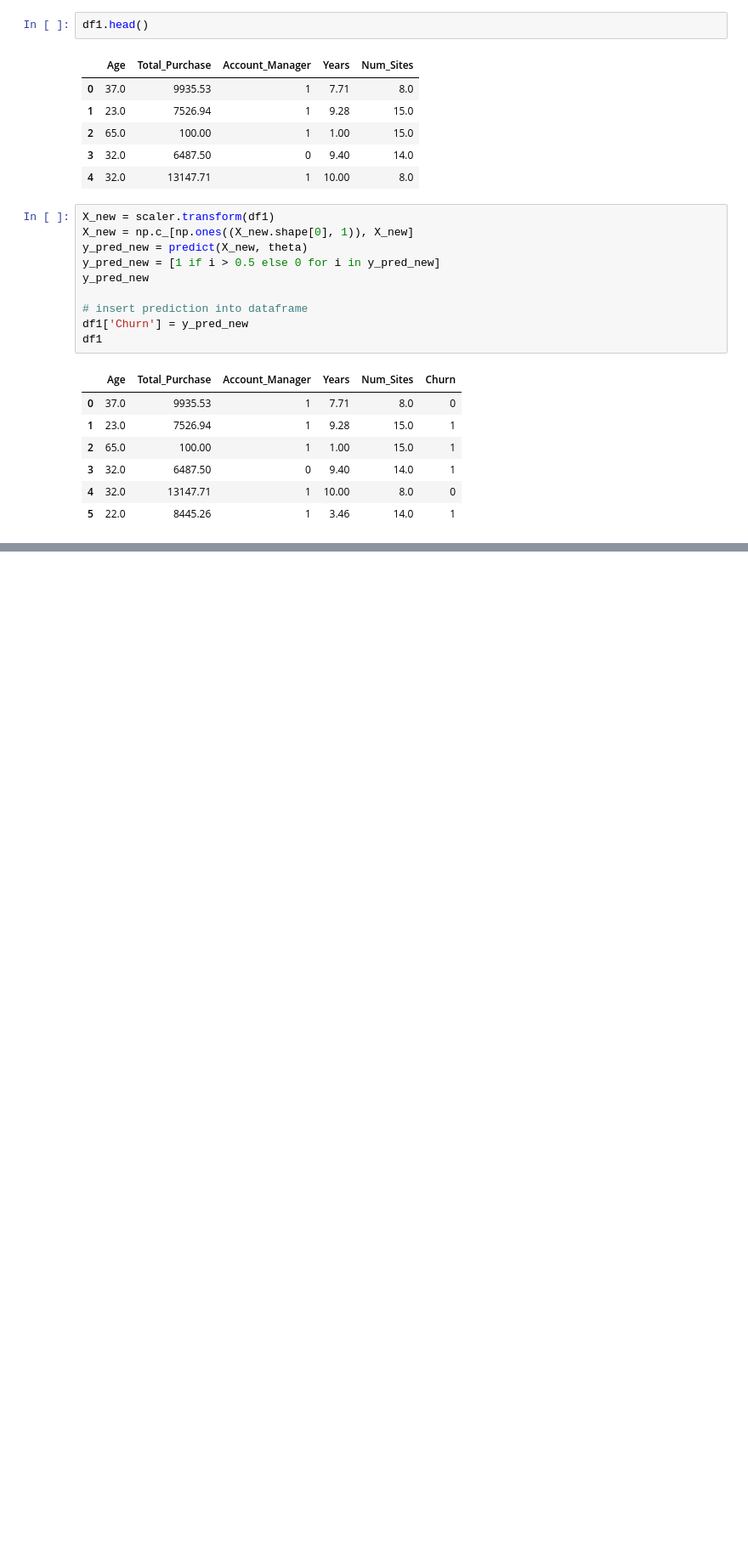
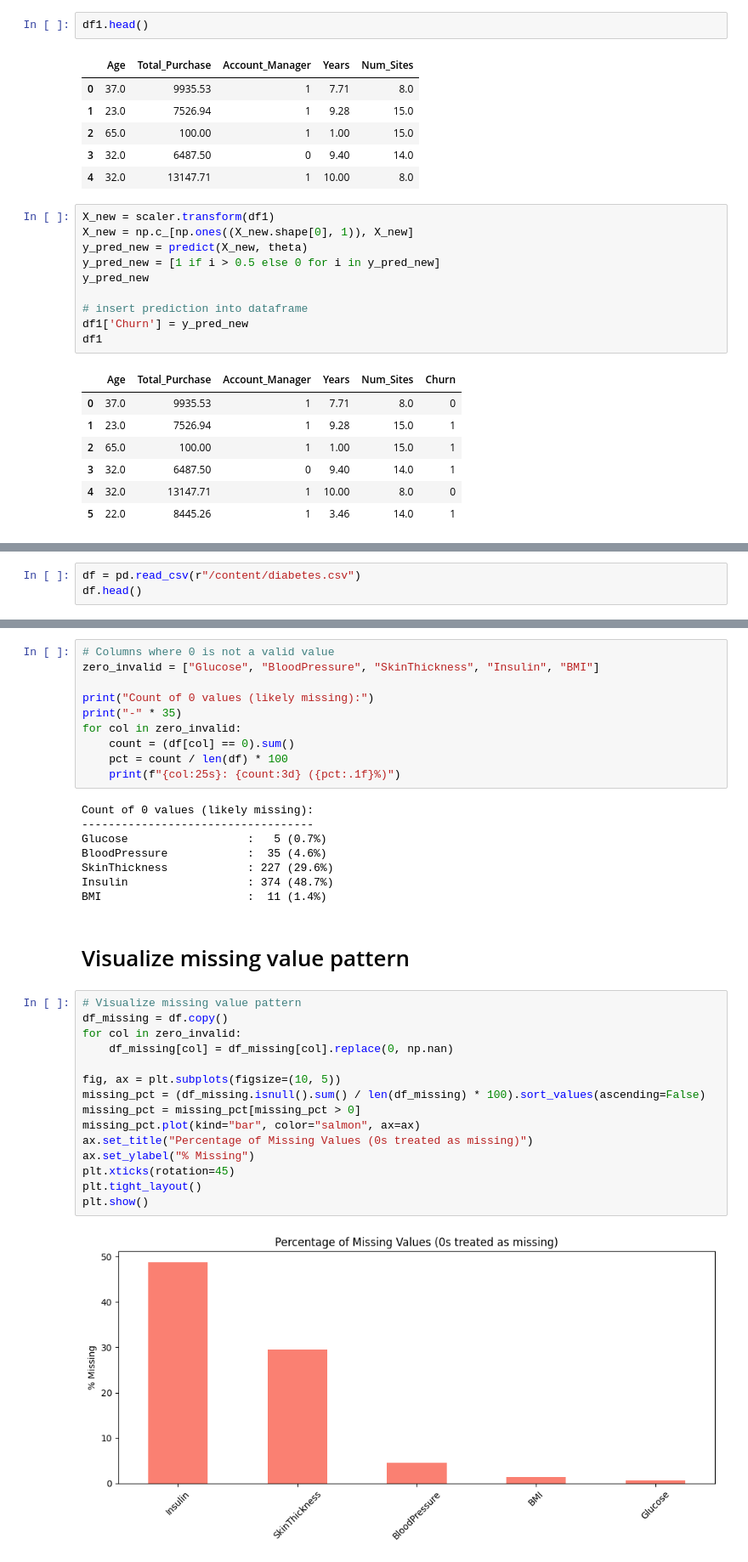
Before and after one commit to aloyuche/Blogg, a Jupyter notebook: CustomerChurn.ipynb, the cells around one changed output, grey strips where cells are left out. Shown at 85% size. Drawn from its saved outputs; the diff is of its cells as text; blank space fills up the shorter version.

```diff
--- a/CustomerChurn.ipynb
+++ b/CustomerChurn.ipynb
@@ -133,0 +140,3 @@ df1
+# %%
+df = pd.read_csv(r"/content/diabetes.csv")
+df.head()
@@ -133,0 +189,37 @@ df1
+# %%
+# Columns where 0 is not a valid value
+zero_invalid = ["Glucose", "BloodPressure", "SkinThickness", "Insulin", "BMI"]
+
+print("Count of 0 values (likely missing):")
+print("-" * 35)
+for col in zero_invalid:
+    count = (df[col] == 0).sum()
+    pct = count / len(df) * 100
+    print(f"{col:25s}: {count:3d} ({pct:.1f}%)")
+# %% [output]
+Count of 0 values (likely missing):
+-----------------------------------
+Glucose                  :   5 (0.7%)
+BloodPressure            :  35 (4.6%)
+SkinThickness            : 227 (29.6%)
+Insulin                  : 374 (48.7%)
+BMI                      :  11 (1.4%)
+# %% [markdown]
+# Visualize missing value pattern
+# %%
+# Visualize missing value pattern
+df_missing = df.copy()
+for col in zero_invalid:
+    df_missing[col] = df_missing[col].replace(0, np.nan)
+
+fig, ax = plt.subplots(figsize=(10, 5))
+missing_pct = (df_missing.isnull().sum() / len(df_missing) * 100).sort_values(ascending=False)
+missing_pct = missing_pct[missing_pct > 0]
+missing_pct.plot(kind="bar", color="salmon", ax=ax)
+ax.set_title("Percentage of Missing Values (0s treated as missing)")
+ax.set_ylabel("% Missing")
+plt.xticks(rotation=45)
+plt.tight_layout()
+plt.show()
+# %% [output]
+[figure, added]
```
Also changed, not shown: parts of 25 cells of this notebook.
